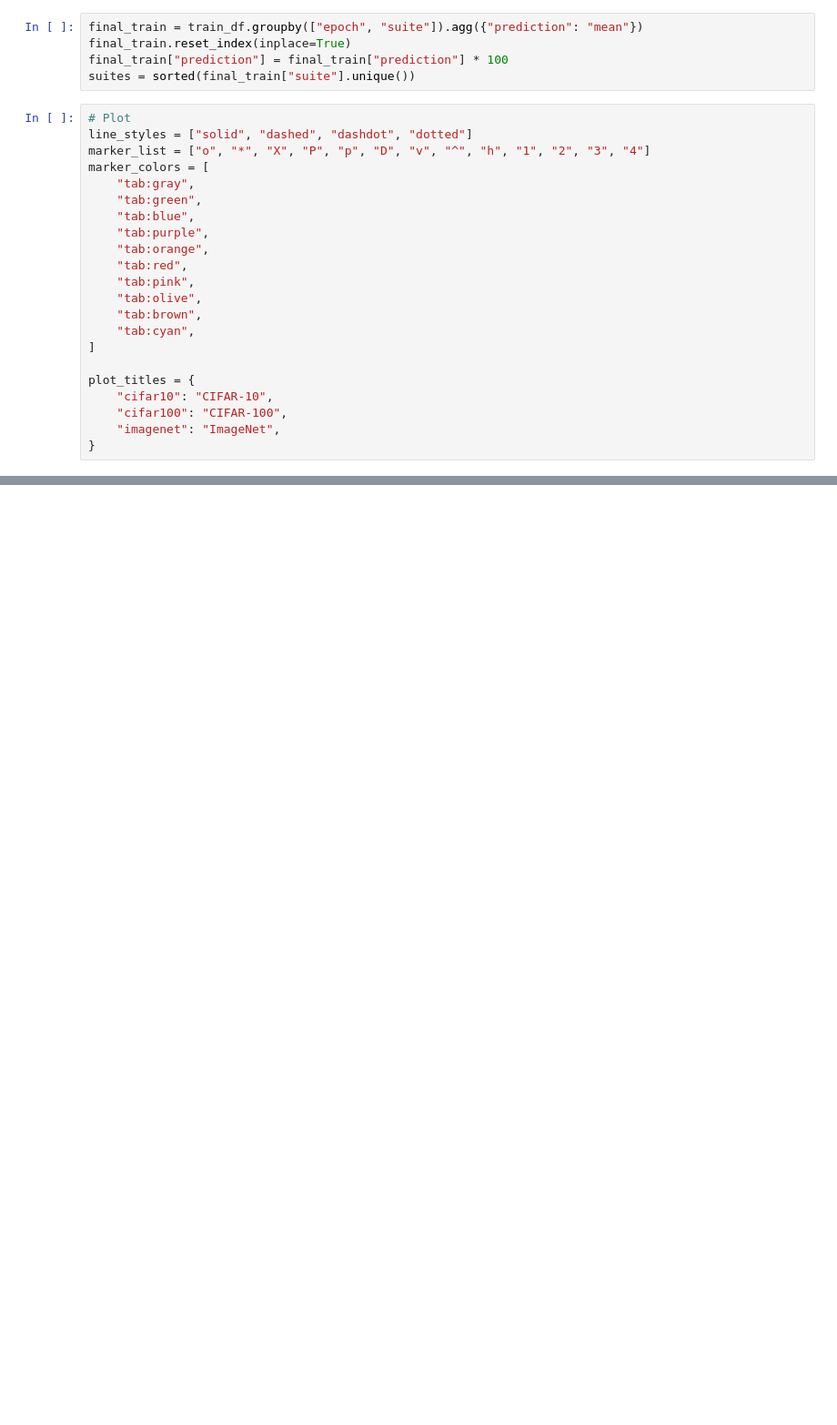
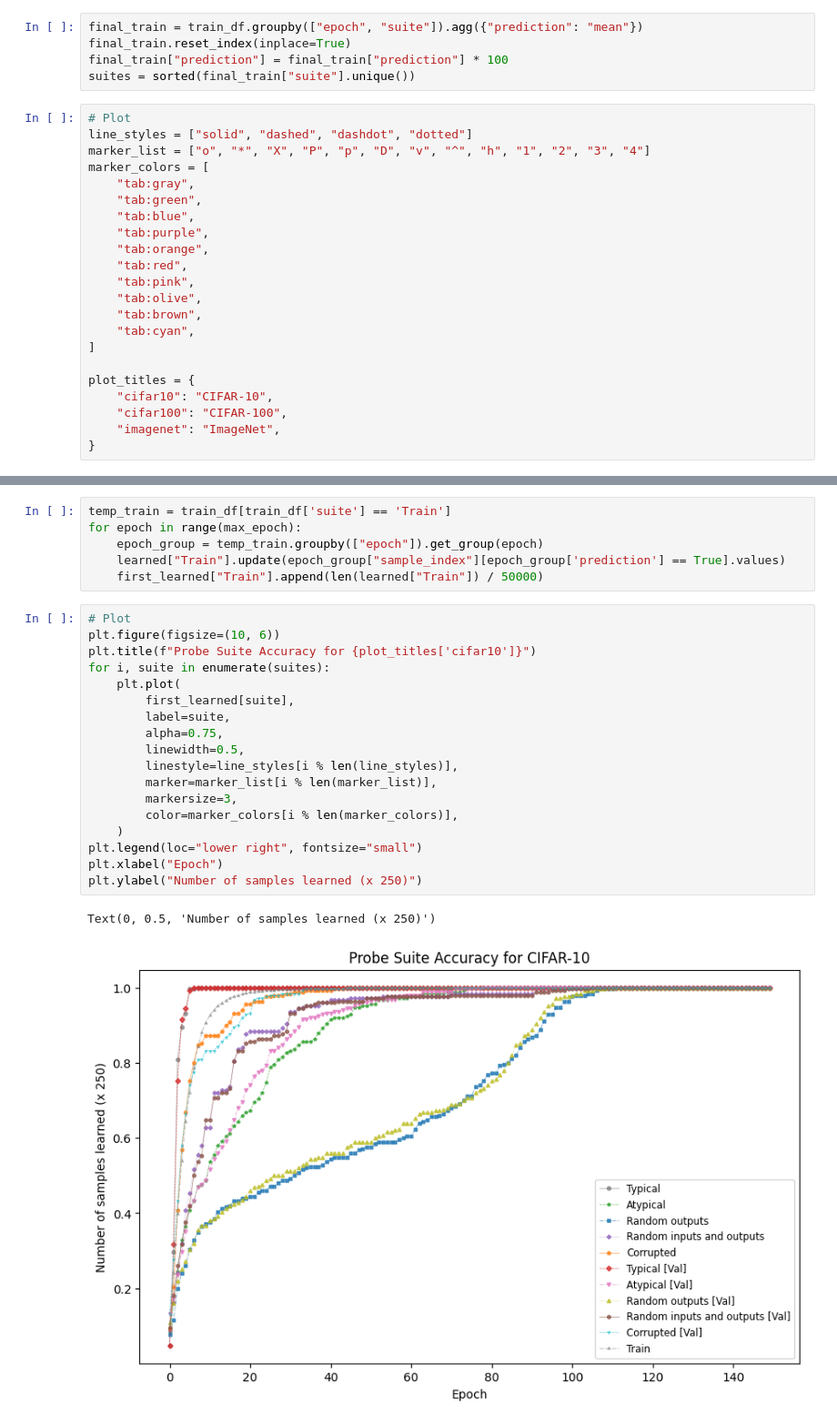
Before and after one commit to jhoffe/bsc_metadata_archeology, a Jupyter notebook: notebooks/loss_dataset_test.ipynb, the cells around one changed output, grey strips where cells are left out. Shown: that part at 91% size. Cells and saved outputs as stored; diff of their text form; blank space fills up the shorter version.

```diff
--- a/notebooks/loss_dataset_test.ipynb
+++ b/notebooks/loss_dataset_test.ipynb
@@ -161,0 +215,27 @@ Text(0, 0.5, 'Accuracy (%)')
+# %%
+temp_train = train_df[train_df['suite'] == 'Train']
+for epoch in range(max_epoch):
+    epoch_group = temp_train.groupby(["epoch"]).get_group(epoch)
+    learned["Train"].update(epoch_group["sample_index"][epoch_group['prediction'] == True].values)
+    first_learned["Train"].append(len(learned["Train"]) / 50000)
+# %%
+# Plot
+plt.figure(figsize=(10, 6))
+plt.title(f"Probe Suite Accuracy for {plot_titles['cifar10']}")
+for i, suite in enumerate(suites):
+    plt.plot(
+        first_learned[suite],
+        label=suite,
+        alpha=0.75,
+        linewidth=0.5,
+        linestyle=line_styles[i % len(line_styles)],
+        marker=marker_list[i % len(marker_list)],
+        markersize=3,
+        color=marker_colors[i % len(marker_colors)],
+    )
+plt.legend(loc="lower right", fontsize="small")
+plt.xlabel("Epoch")
+plt.ylabel("Number of samples learned (x 250)")
+# %% [output]
+Text(0, 0.5, 'Number of samples learned (x 250)')
+[figure, added]
```
Also changed, not shown: parts of 11 cells of this notebook, 2 other files.
